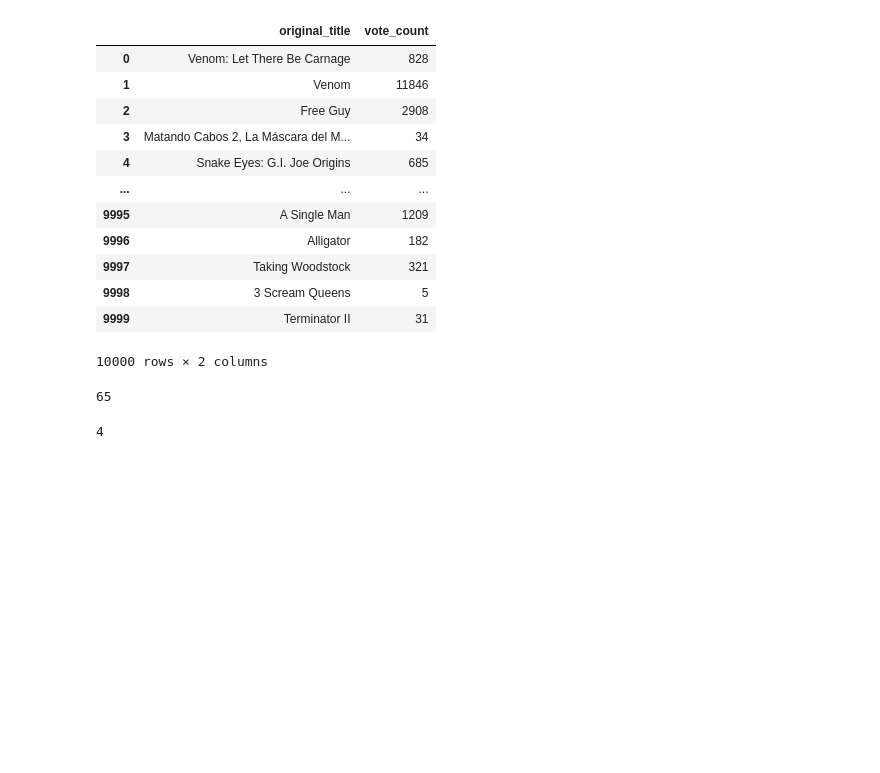
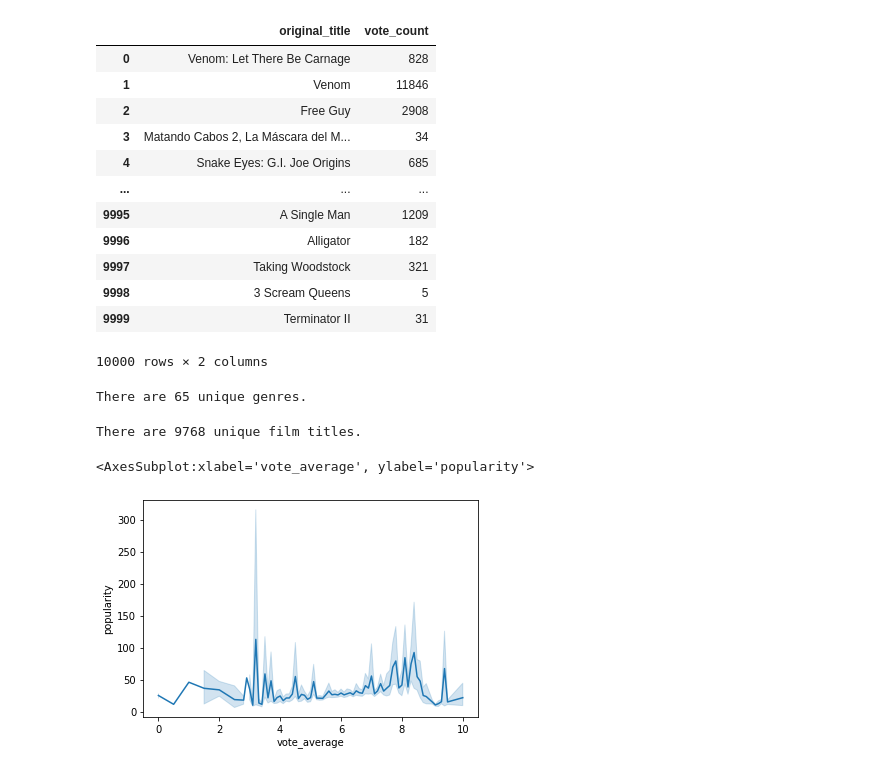
Before and after one commit to dreakian/Practice_Project_Movies, a Jupyter notebook: movies_da.ipynb, the cells around one changed output. Drawn from its saved outputs; the diff is of its cells as text; code cells hidden in the pictures; blank space fills up the shorter version.

```diff
--- a/movies_da.ipynb
+++ b/movies_da.ipynb
@@ -258,10 +259,19 @@ mov_df[["original_title", "vote_count"]]
 | 9999 | Terminator II | 31 |
 10000 rows × 2 columns
 # %%
-mov_df["genre"].value_counts().nunique()
+num_of_genres = mov_df["genre"].value_counts().nunique()
+
+print(f"There are {num_of_genres} unique genres.")
 # %% [output]
-65
+There are 65 unique genres.
+# %%
+num_of_titles = mov_df["original_title"].nunique()
+
+print(f"There are {num_of_titles} unique film titles.")
+# %% [output]
+There are 9768 unique film titles.
 # %%
-mov_df["original_title"].value_counts().nunique()
+sns.lineplot(data=mov_df, x="vote_average", y="popularity")
 # %% [output]
-4
+<AxesSubplot:xlabel='vote_average', ylabel='popularity'>
+[figure, added]
```
Also changed, not shown: parts of 3 cells of this notebook.
